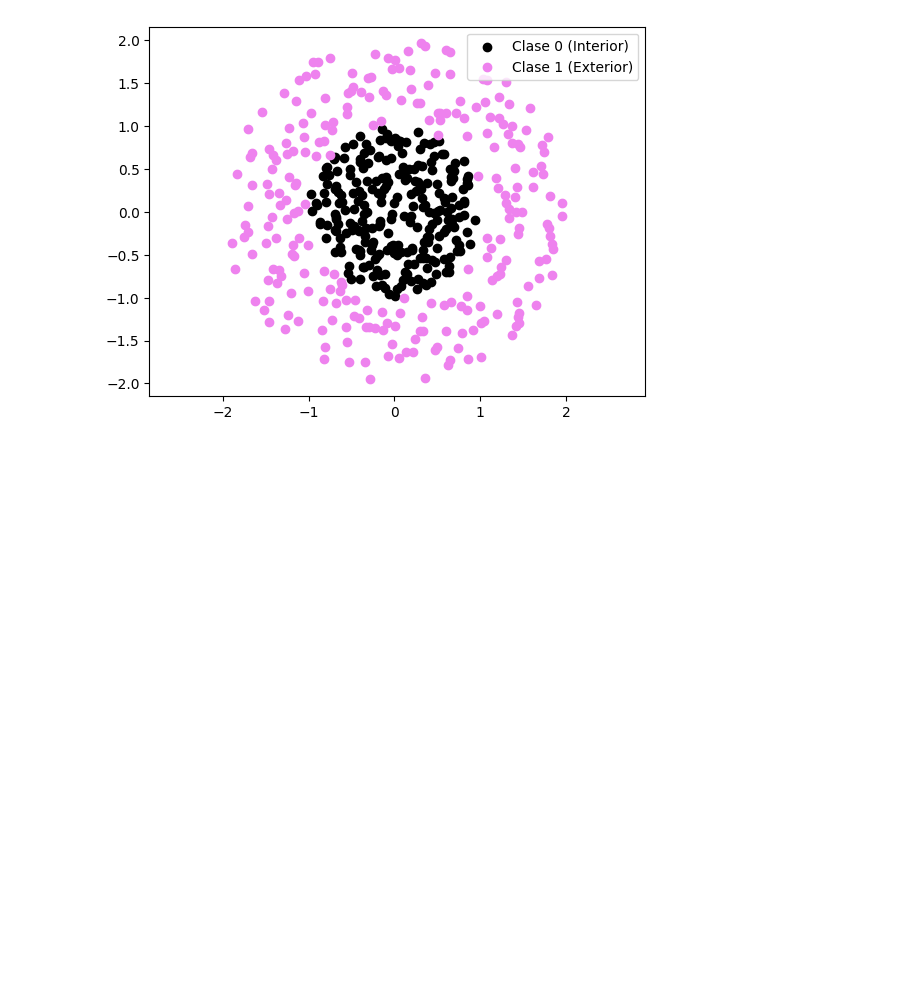
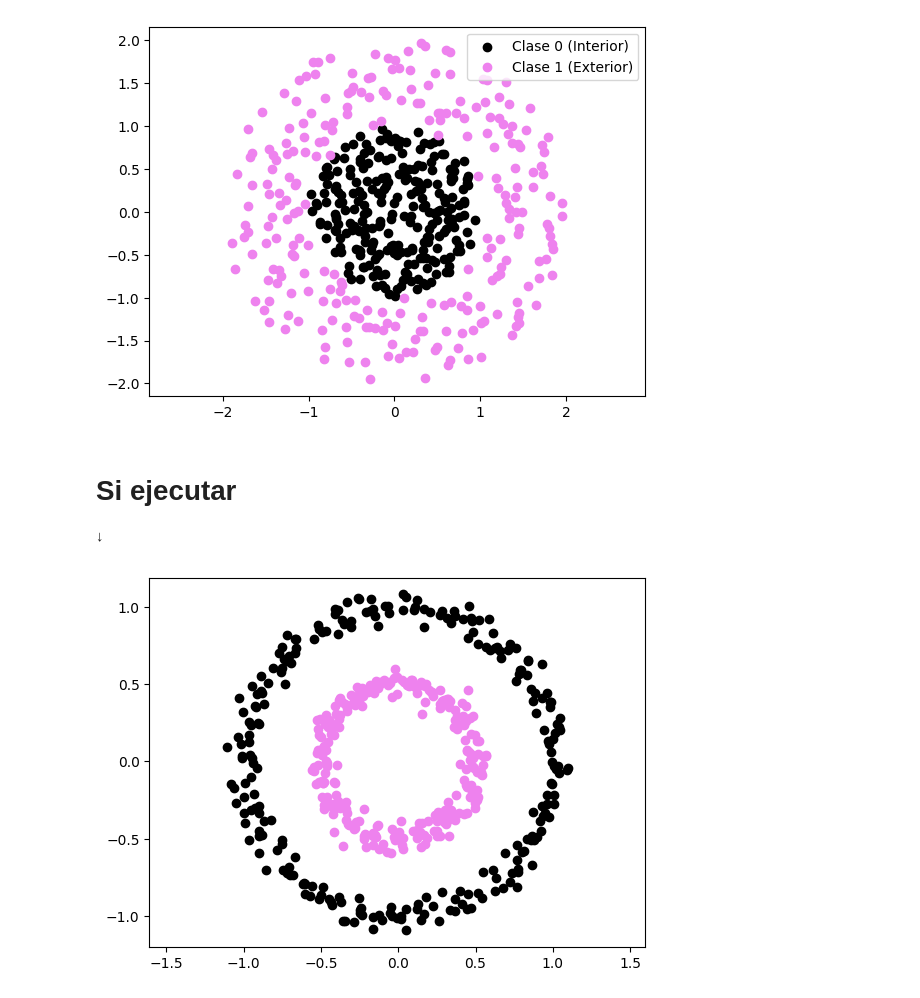
Before and after one commit to andrnsgnmez/Primera-Red-Nueronal-Sin-Tensorflow, a Jupyter notebook: Red_Neuronal_sin_Tensor_Flow.ipynb, the cells around one changed output. Drawn from its saved outputs; the diff is of its cells as text; code cells hidden in the pictures; blank space fills up the shorter version.

Commit message:
Usamos sklearn

```diff
--- a/Red_Neuronal_sin_Tensor_Flow.ipynb
+++ b/Red_Neuronal_sin_Tensor_Flow.ipynb
@@ -53,3 +56,25 @@ plt.legend()
 plt.show()
 # %% [output]
 [figure]
+# %% [markdown]
+# Si ejecutar
+↓
+# %%
+#Usando sklearn
+#Creación del dataset
+
+n = 500  #Numero de registros que tenemos en nuestros datos
+p = 2    #Numero de caracteristicas que tendran nuestros datos
+
+#"factor" es la distancia en que se encuentran los circulos y "noise" corresponde al ruido que tiene nuestra nube de puntos
+X, Y = make_circles(n_samples=n, factor = 0.5, noise=0.05)
+
+
+Y = Y[:, np.newaxis]
+
+plt.scatter(X[Y[:, 0] == 0,0], X[Y[:, 0] == 0,1], c = "black")
+plt.scatter(X[Y[:, 0] == 1,0], X[Y[:, 0] == 1,1], c = "violet")
+plt.axis("equal")
+plt.show()
+# %% [output]
+[figure, added]
```
Also changed, not shown: parts of 1 cell of this notebook.
